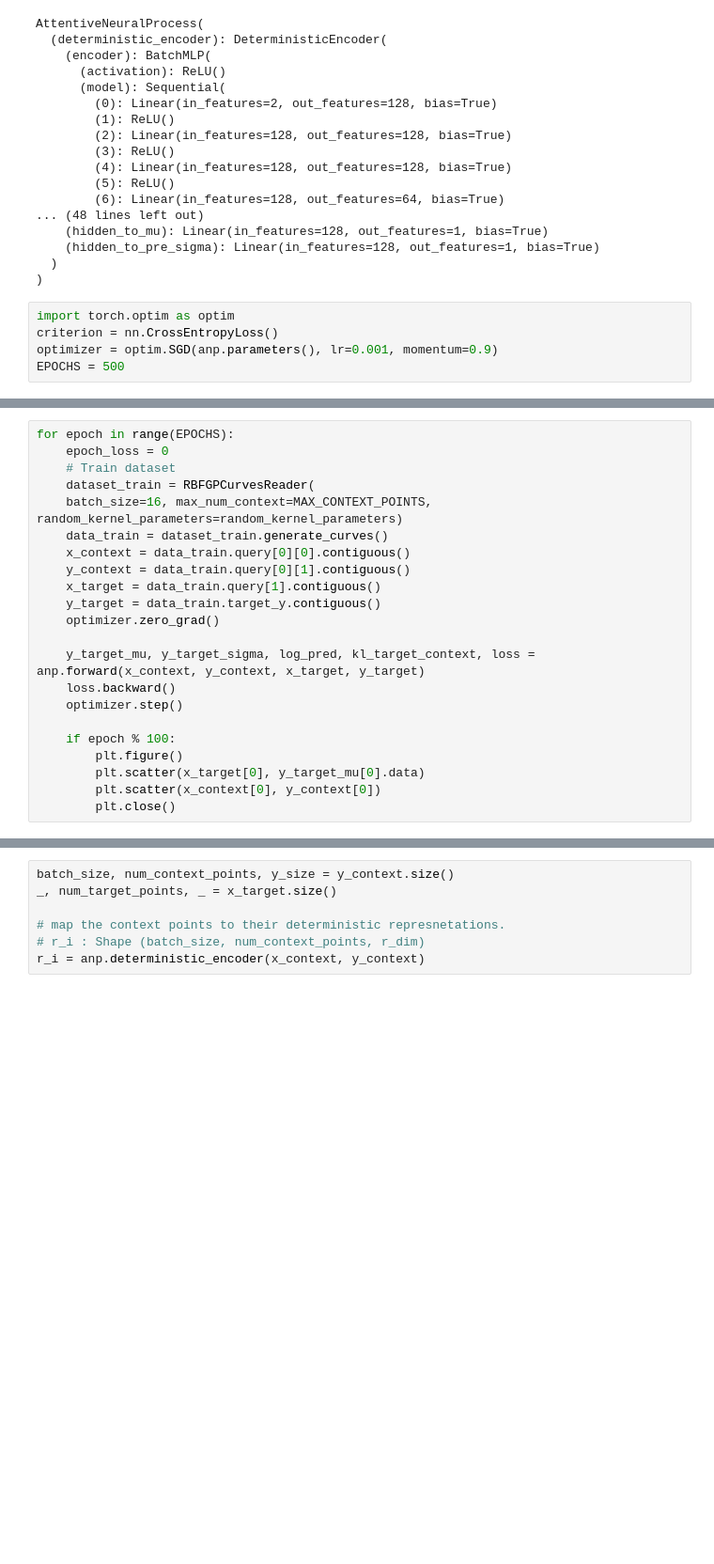
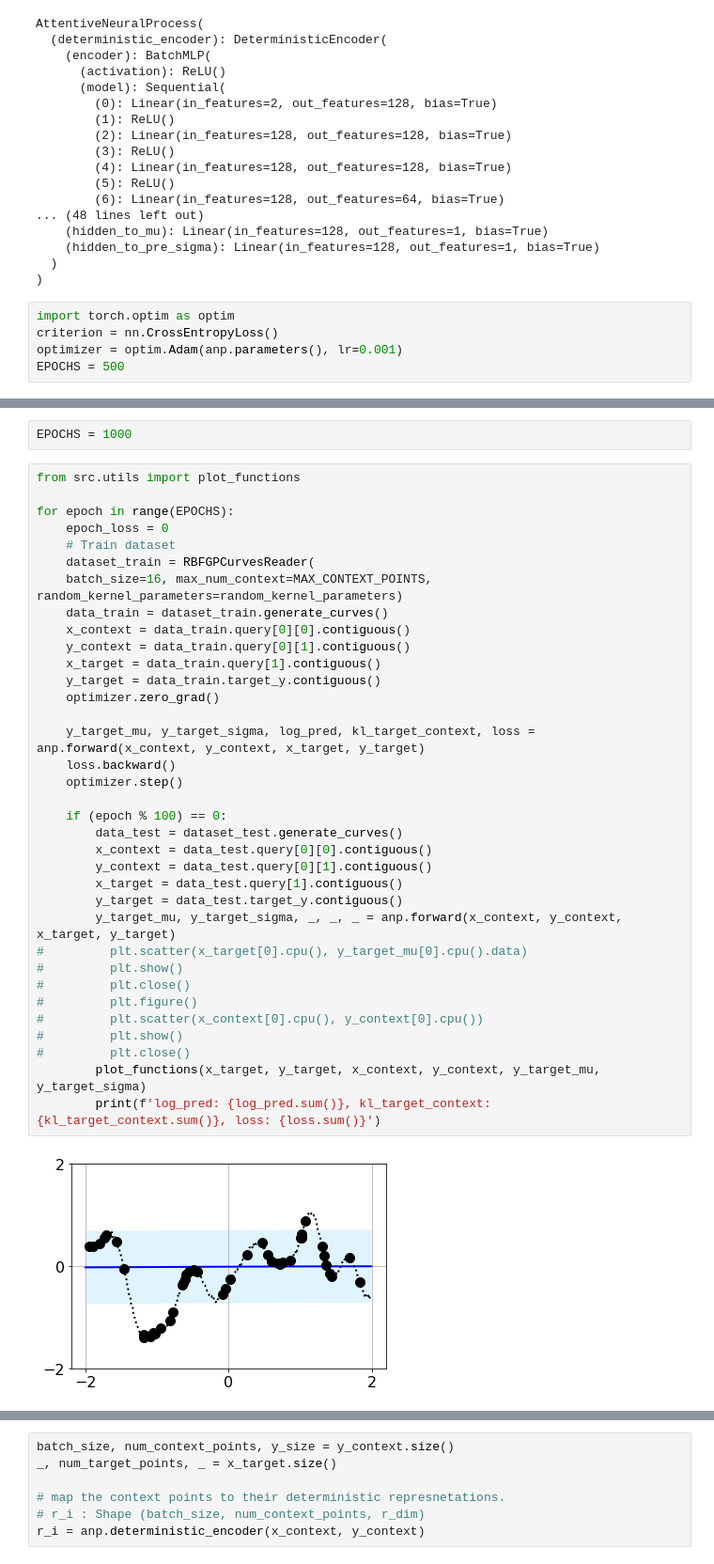
Before and after one commit to MJHutchinson/neural-processes, a Jupyter notebook: notebooks/hz.ipynb, the cells around one changed output, grey strips where cells are left out. Shown at 94% size. Drawn from its saved outputs; the diff is of its cells as text; blank space fills up the shorter version.

```diff
--- a/notebooks/hz.ipynb
+++ b/notebooks/hz.ipynb
@@ -147,5 +149,5 @@ AttentiveNeuralProcess(
 # %%
 import torch.optim as optim
 criterion = nn.CrossEntropyLoss()
-optimizer = optim.SGD(anp.parameters(), lr=0.001, momentum=0.9)
+optimizer = optim.Adam(anp.parameters(), lr=0.001)
 EPOCHS = 500
@@ -152,23 +158,39 @@ EPOCHS = 500
+# %%
+EPOCHS = 1000
 # %%
+from src.utils import plot_functions
+
 for epoch in range(EPOCHS):
     epoch_loss = 0
     # Train dataset
     dataset_train = RBFGPCurvesReader(
     batch_size=16, max_num_context=MAX_CONTEXT_POINTS, random_kernel_parameters=random_kernel_parameters)
     data_train = dataset_train.generate_curves()
     x_context = data_train.query[0][0].contiguous()
     y_context = data_train.query[0][1].contiguous()
     x_target = data_train.query[1].contiguous()
     y_target = data_train.target_y.contiguous()
     optimizer.zero_grad()
 
     y_target_mu, y_target_sigma, log_pred, kl_target_context, loss = anp.forward(x_context, y_context, x_target, y_target)
     loss.backward()
     optimizer.step()
 
-    if epoch % 100:
-        plt.figure()
-        plt.scatter(x_target[0], y_target_mu[0].data)
-        plt.scatter(x_context[0], y_context[0])
-        plt.close()
+    if (epoch % 100) == 0:
+        data_test = dataset_test.generate_curves()
+        x_context = data_test.query[0][0].contiguous()
+        y_context = data_test.query[0][1].contiguous()
+        x_target = data_test.query[1].contiguous()
+        y_target = data_test.target_y.contiguous()
+        y_target_mu, y_target_sigma, _, _, _ = anp.forward(x_context, y_context, x_target, y_target)
+#         plt.scatter(x_target[0].cpu(), y_target_mu[0].cpu().data)
+#         plt.show()
+#         plt.close()
+#         plt.figure()
+#         plt.scatter(x_context[0].cpu(), y_context[0].cpu())
+#         plt.show()
+#         plt.close()
+        plot_functions(x_target, y_target, x_context, y_context, y_target_mu, y_target_sigma)
+        print(f'log_pred: {log_pred.sum()}, kl_target_context: {kl_target_context.sum()}, loss: {loss.sum()}')
 # %% [output]
+[figure, added]
```
Also changed, not shown: parts of 11 cells of this notebook, 1 other file.
